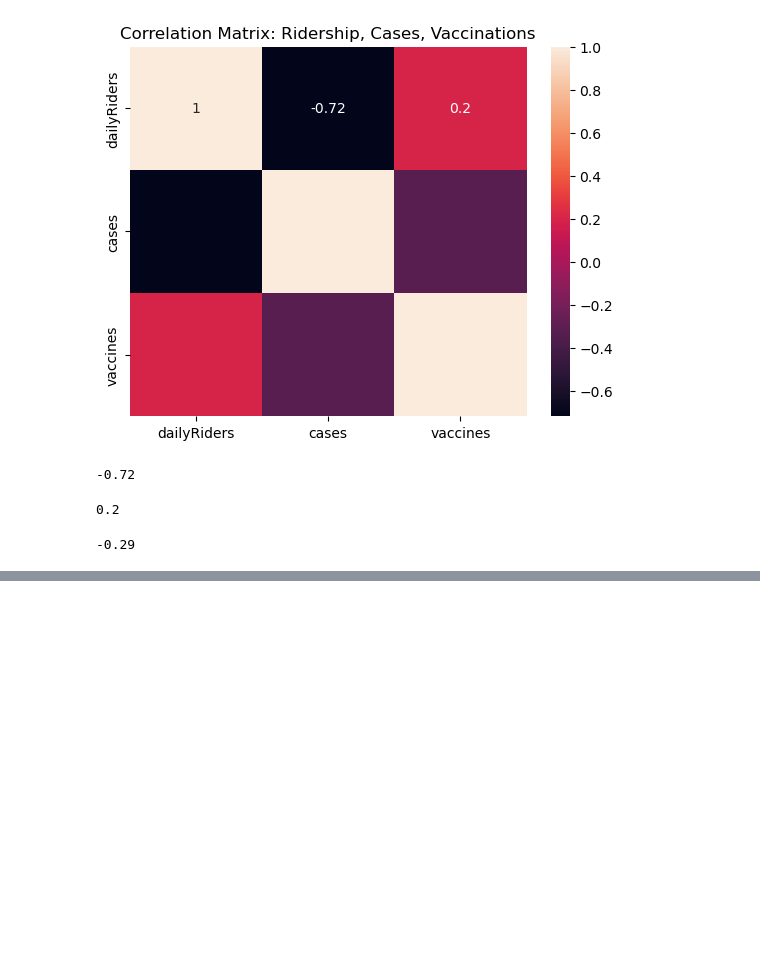
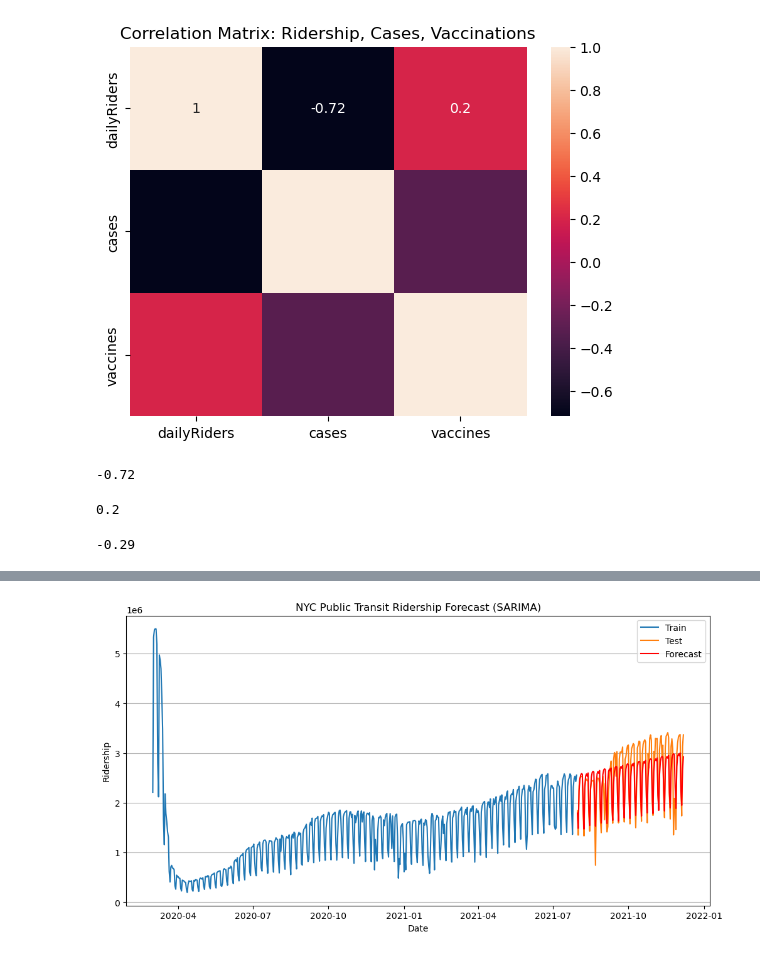
Before and after one commit to tanveerm176/Covid-Subway-Analysis, a Jupyter notebook: DataScience_Final_Project.ipynb, the cells around one changed output, grey strips where cells are left out. Saved outputs shown, nothing was run; the diff lists cells and outputs as text; code cells hidden in the pictures; blank space fills up the shorter version.

```diff
--- a/DataScience_Final_Project.ipynb
+++ b/DataScience_Final_Project.ipynb
@@ -404,0 +526,25 @@ sns.regplot(
+# %%
+order = (1,1,1)
+seasonal_order = (1,1,1,14)
+# %%
+train_size = int(len(subway)*0.8)
+train_data, test_data = subway[:train_size], subway[train_size:]
+# %%
+model = SARIMAX(train_data, order=order, seasonal_order=seasonal_order,enforce_stationarity=False, enforce_invertibility=False)
+result = model.fit()
+# %%
+forecast = result.forecast(steps=len(test_data))
+# %%
+plt.figure(figsize=(12,6))
+plt.plot(train_data.index, train_data, label='Train')
+plt.plot(test_data.index, test_data, label='Test')
+plt.plot(test_data.index, forecast, label='Forecast', color='red')
+plt.title('NYC Public Transit Ridership Forecast (SARIMA)')
+plt.title('NYC Public Transit Ridership Forecast (SARIMA)')
+plt.xlabel('Date')
+plt.ylabel('Ridership')
+plt.legend()
+plt.grid(axis='y')
+plt.show()
+# %% [output]
+[figure, added]
```
Also changed, not shown: parts of 49 cells of this notebook, 12 other files.
